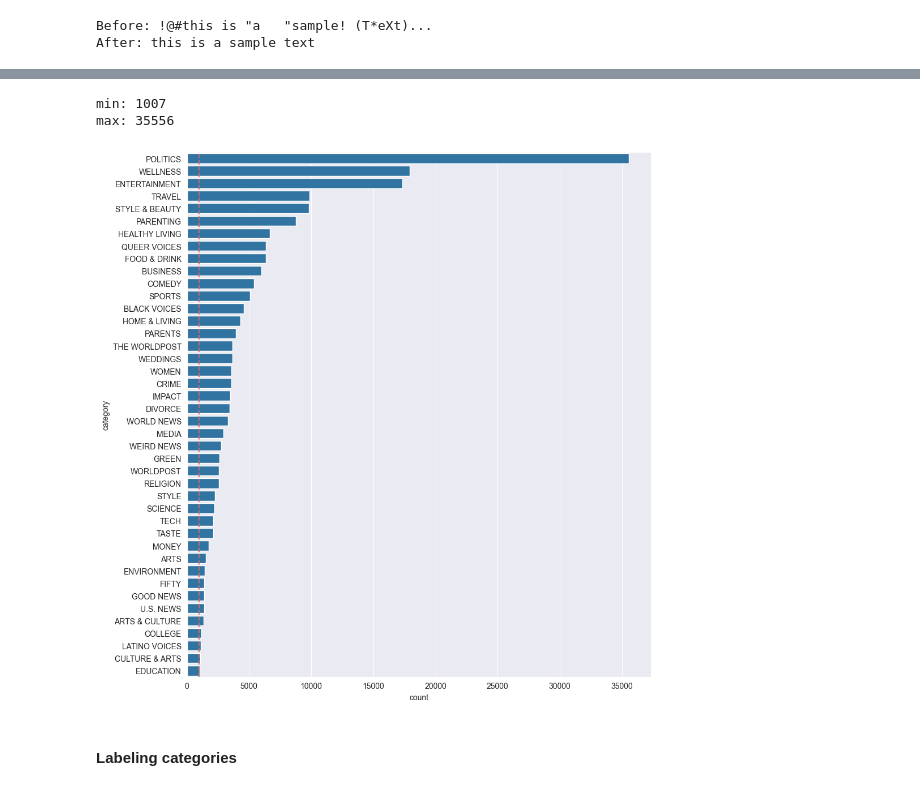
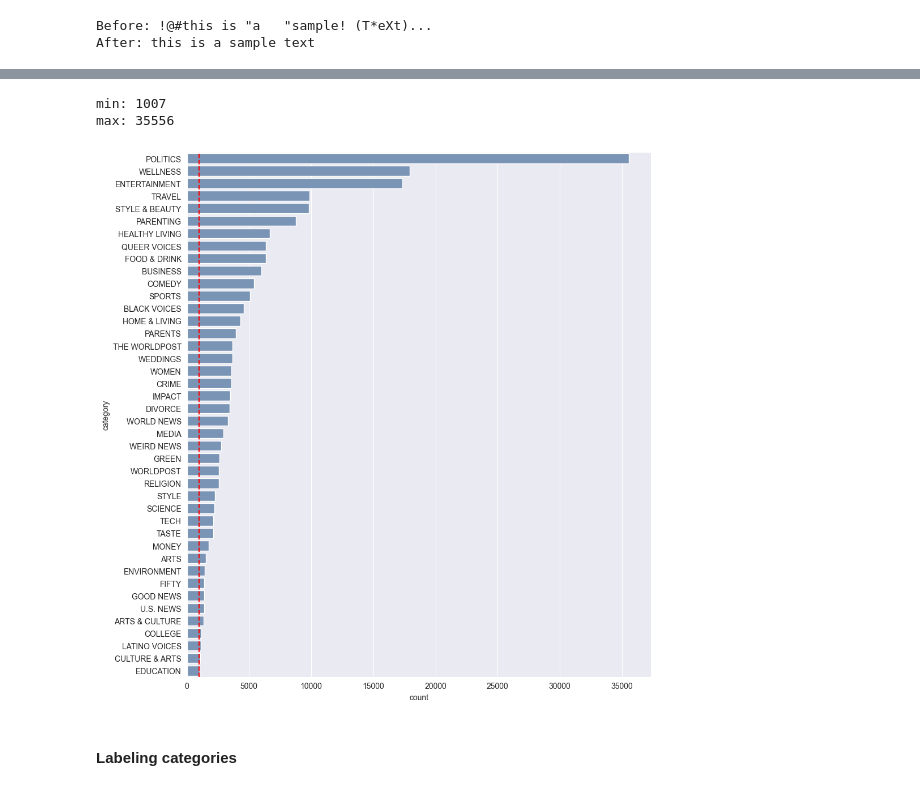
Before and after one commit to gracjan-p/bbc, a Jupyter notebook: notebooks/main.ipynb, the cells around one changed output, grey strips where cells are left out. Cells and saved outputs as stored; diff of their text form; code cells hidden in the pictures.

```diff
--- a/notebooks/main.ipynb
+++ b/notebooks/main.ipynb
@@ -146,3 +148,5 @@ plt.tight_layout()
+# %%
+df = df.sample(frac=1).reset_index(drop=True)
 # %%
 import re
 
@@ -179,0 +220,7 @@ df
+# %%
+import numpy as np
+
+def vectorize_headline(headline):
+    result = [word_to_idx[w] for w in headline.split()]
+    result = np.pad(result, (0, max_headline_len - len(result)))
+    return result
@@ -179,0 +232,3 @@ df
+# %%
+df['headline'] = df['headline'].apply(vectorize_headline)
+df.head()
@@ -180,20 +242,20 @@ df
 # %%
 sorted_categories = df['category'].value_counts().index
 
 fig, axes = plt.subplots(figsize=(10, 10))
 
 print(
     f"min: {df['category'].value_counts().min()}",
     f"max: {df['category'].value_counts().max()}", sep='\n'
 )
 
-sb.countplot(df['category'], order=sorted_categories)
-axes.axvline(x=1_000, color=mid_red, linestyle='--')
+sb.countplot(df['category'], order=sorted_categories, color=mid_blue)
+axes.axvline(x=1_000, color='red', linestyle='--')
 plt.tight_layout()
 # %% [output]
 min: 1007
 max: 35556
-[figure, old version]
+[figure, new version]
 # %% [markdown]
 #### Labeling categories
 # %%
```
Also changed, not shown: parts of 24 cells of this notebook.
